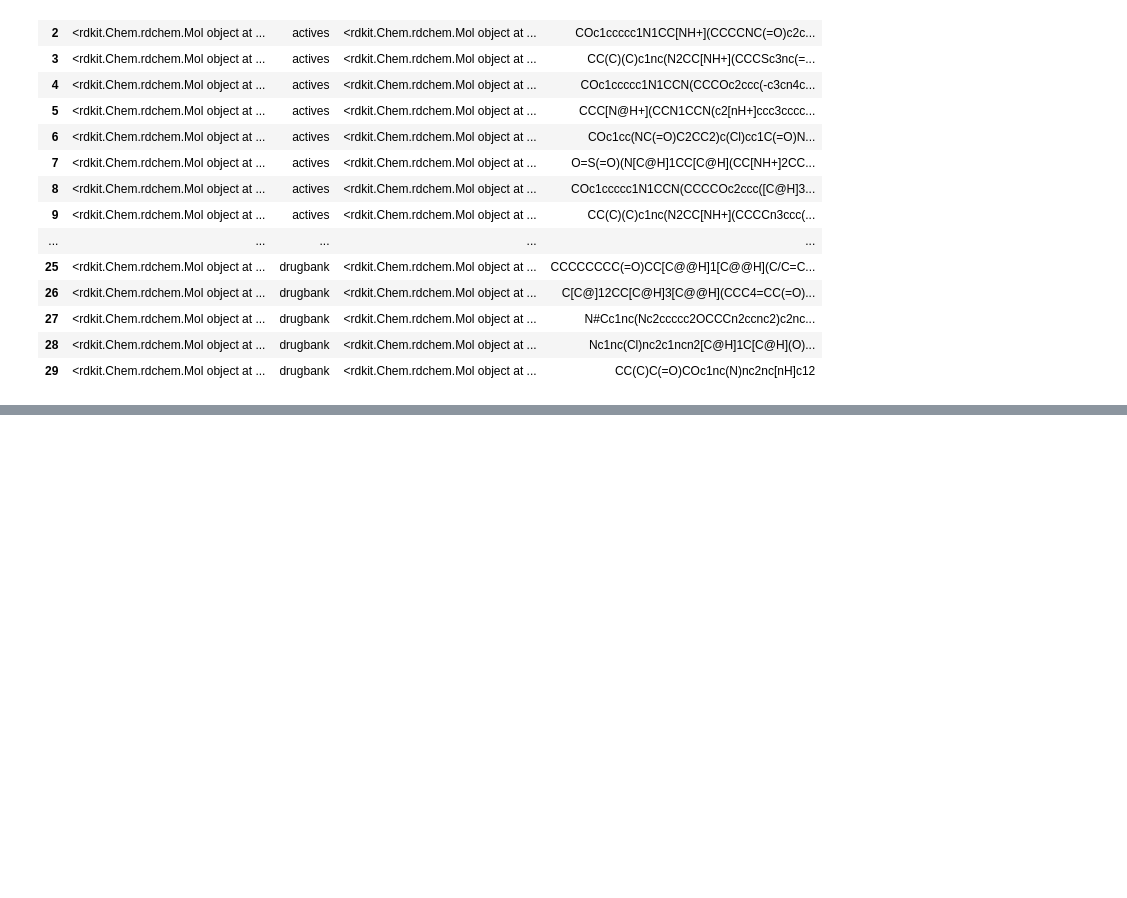
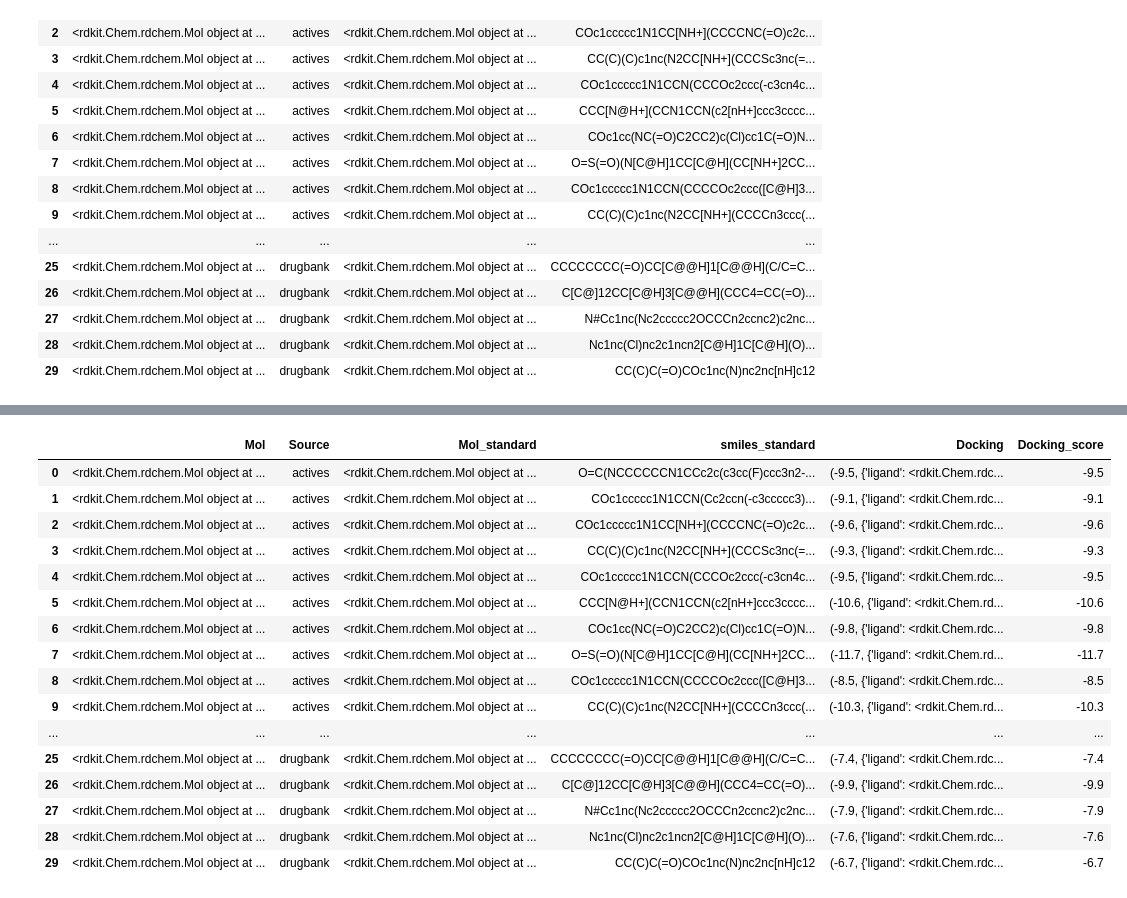
Before and after one commit to lich-uct/cdd2023, a Jupyter notebook: fulopj/jp_ntb/cdd_docking.ipynb, the cells around one changed output, grey strips where cells are left out. Drawn from its saved outputs; the diff is of its cells as text; code cells hidden in the pictures; blank space fills up the shorter version.

Commit message:
docking done

```diff
--- a/fulopj/jp_ntb/cdd_docking.ipynb
+++ b/fulopj/jp_ntb/cdd_docking.ipynb
@@ -148,5 +148,5 @@ df_sample
 | 28 | <rdkit.Chem.rdchem.Mol object at ... | drugbank | <rdkit.Chem.rdchem.Mol object at ... | Nc1nc(Cl)nc2c1ncn2[C@H]1C[C@H](O)... |
 | 29 | <rdkit.Chem.rdchem.Mol object at ... | drugbank | <rdkit.Chem.rdchem.Mol object at ... | CC(C)C(=O)COc1nc(N)nc2nc[nH]c12 |
 # %%
-df_dample['Docking'] = df_sample.apply(lambda x: run_dockstring(target, x['smiles_standard']), axis=1)
-df_dample
+df_sample['Docking'] = df_sample.apply(lambda x: run_dockstring(target, x['smiles_standard']), axis=1)
+df_sample
@@ -152,0 +172,23 @@ df_dample
+# %%
+# in Docking column is a tuple, first element is the docking score, second is the docking object
+# create column with docking score
+df_sample['Docking_score'] = df_sample['Docking'].apply(lambda x: x[0])
+df_sample
+# %% [output]
+|  | Mol | Source | Mol_standard | smiles_standard | Docking | Docking_score |
+| 0 | <rdkit.Chem.rdchem.Mol object at ... | actives | <rdkit.Chem.rdchem.Mol object at ... | O=C(NCCCCCCN1CCc2c(c3cc(F)ccc3n2-... | (-9.5, {'ligand': <rdkit.Chem.rdc... | -9.5 |
+| 1 | <rdkit.Chem.rdchem.Mol object at ... | actives | <rdkit.Chem.rdchem.Mol object at ... | COc1ccccc1N1CCN(Cc2ccn(-c3ccccc3)... | (-9.1, {'ligand': <rdkit.Chem.rdc... | -9.1 |
+| 2 | <rdkit.Chem.rdchem.Mol object at ... | actives | <rdkit.Chem.rdchem.Mol object at ... | COc1ccccc1N1CC[NH+](CCCCNC(=O)c2c... | (-9.6, {'ligand': <rdkit.Chem.rdc... | -9.6 |
+| 3 | <rdkit.Chem.rdchem.Mol object at ... | actives | <rdkit.Chem.rdchem.Mol object at ... | CC(C)(C)c1nc(N2CC[NH+](CCCSc3nc(=... | (-9.3, {'ligand': <rdkit.Chem.rdc... | -9.3 |
+| 4 | <rdkit.Chem.rdchem.Mol object at ... | actives | <rdkit.Chem.rdchem.Mol object at ... | COc1ccccc1N1CCN(CCCOc2ccc(-c3cn4c... | (-9.5, {'ligand': <rdkit.Chem.rdc... | -9.5 |
+| 5 | <rdkit.Chem.rdchem.Mol object at ... | actives | <rdkit.Chem.rdchem.Mol object at ... | CCC[N@H+](CCN1CCN(c2[nH+]ccc3cccc... | (-10.6, {'ligand': <rdkit.Chem.rd... | -10.6 |
+| 6 | <rdkit.Chem.rdchem.Mol object at ... | actives | <rdkit.Chem.rdchem.Mol object at ... | COc1cc(NC(=O)C2CC2)c(Cl)cc1C(=O)N... | (-9.8, {'ligand': <rdkit.Chem.rdc... | -9.8 |
+| 7 | <rdkit.Chem.rdchem.Mol object at ... | actives | <rdkit.Chem.rdchem.Mol object at ... | O=S(=O)(N[C@H]1CC[C@H](CC[NH+]2CC... | (-11.7, {'ligand': <rdkit.Chem.rd... | -11.7 |
+| 8 | <rdkit.Chem.rdchem.Mol object at ... | actives | <rdkit.Chem.rdchem.Mol object at ... | COc1ccccc1N1CCN(CCCCOc2ccc([C@H]3... | (-8.5, {'ligand': <rdkit.Chem.rdc... | -8.5 |
+| 9 | <rdkit.Chem.rdchem.Mol object at ... | actives | <rdkit.Chem.rdchem.Mol object at ... | CC(C)(C)c1nc(N2CC[NH+](CCCCn3ccc(... | (-10.3, {'ligand': <rdkit.Chem.rd... | -10.3 |
+| ... | ... | ... | ... | ... | ... | ... |
+| 25 | <rdkit.Chem.rdchem.Mol object at ... | drugbank | <rdkit.Chem.rdchem.Mol object at ... | CCCCCCCC(=O)CC[C@@H]1[C@@H](C/C=C... | (-7.4, {'ligand': <rdkit.Chem.rdc... | -7.4 |
+| 26 | <rdkit.Chem.rdchem.Mol object at ... | drugbank | <rdkit.Chem.rdchem.Mol object at ... | C[C@]12CC[C@H]3[C@@H](CCC4=CC(=O)... | (-9.9, {'ligand': <rdkit.Chem.rdc... | -9.9 |
+| 27 | <rdkit.Chem.rdchem.Mol object at ... | drugbank | <rdkit.Chem.rdchem.Mol object at ... | N#Cc1nc(Nc2ccccc2OCCCn2ccnc2)c2nc... | (-7.9, {'ligand': <rdkit.Chem.rdc... | -7.9 |
+| 28 | <rdkit.Chem.rdchem.Mol object at ... | drugbank | <rdkit.Chem.rdchem.Mol object at ... | Nc1nc(Cl)nc2c1ncn2[C@H]1C[C@H](O)... | (-7.6, {'ligand': <rdkit.Chem.rdc... | -7.6 |
+| 29 | <rdkit.Chem.rdchem.Mol object at ... | drugbank | <rdkit.Chem.rdchem.Mol object at ... | CC(C)C(=O)COc1nc(N)nc2nc[nH]c12 | (-6.7, {'ligand': <rdkit.Chem.rdc... | -6.7 |
```
Also changed, not shown: parts of 2 cells of this notebook.
